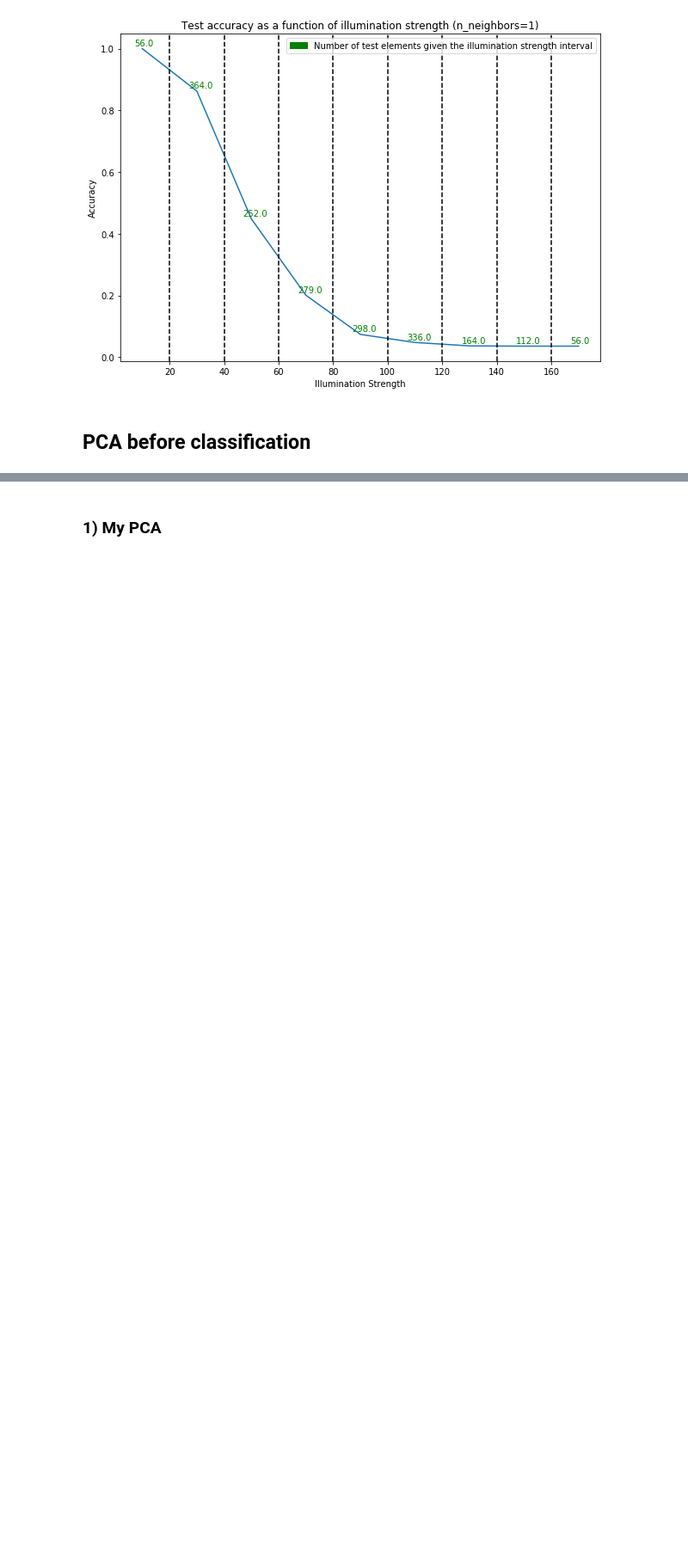
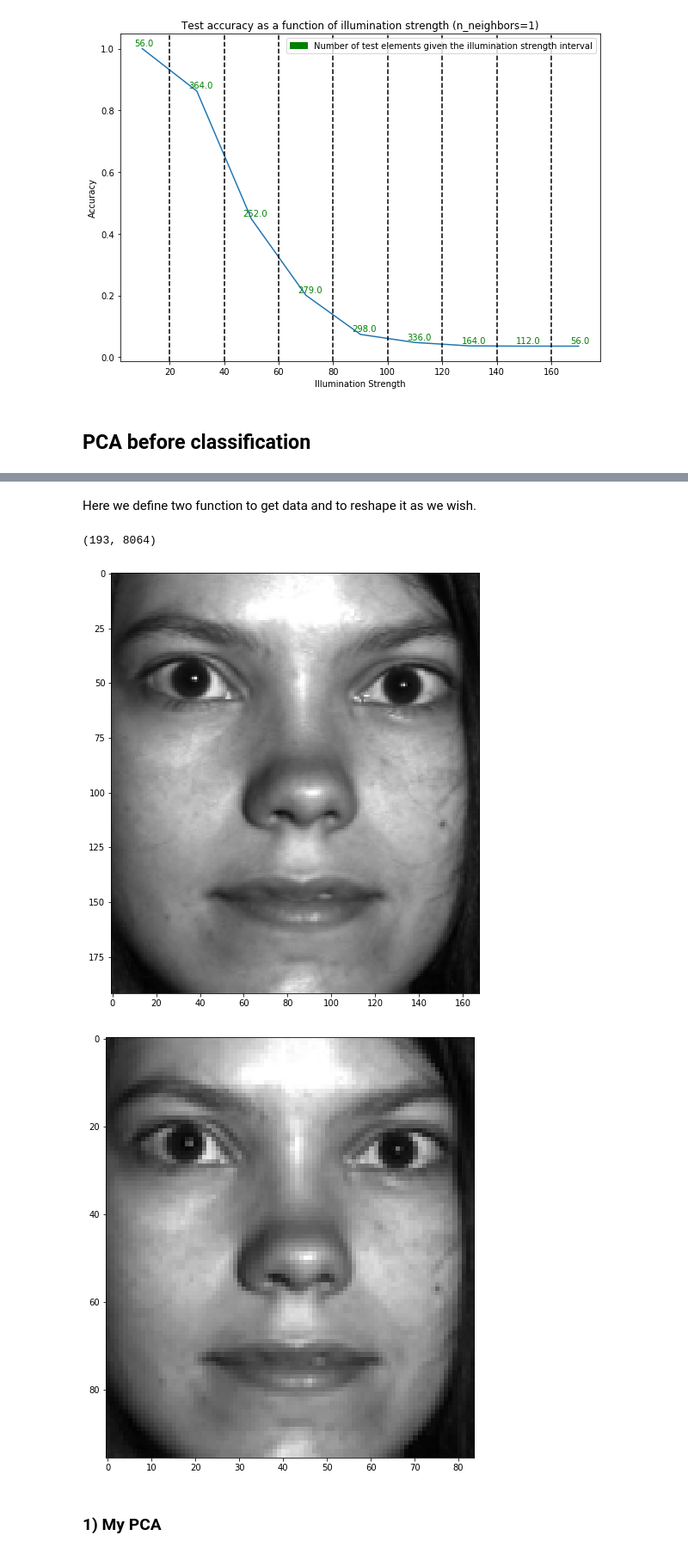
Before and after one commit to poupeaua/face-recognition, a Jupyter notebook: faceRec.ipynb, the cells around one changed output, grey strips where cells are left out. Shown at 86% size. Cells and saved outputs as stored; diff of their text form; code cells hidden in the pictures; blank space fills up the shorter version.

```diff
--- a/faceRec.ipynb
+++ b/faceRec.ipynb
@@ -243,0 +259,2 @@ In this part we apply PCA to diminish the dimension of the input data before cla
+# %% [markdown]
+Here we define two function to get data and to reshape it as we wish.
@@ -244,2 +315,10 @@ In this part we apply PCA to diminish the dimension of the input data before cla
+# %%
+print(train_data2.shape)
+displayFace(vect=train_data[0, :], shape=(192,168))
+displayFace(vect=train_data2[0, :], shape=(96, 84))
+# %% [output]
+(193, 8064)
+[figure, added]
+[figure, added]
 # %% [markdown]
 ### 1) My PCA
```
Also changed, not shown: parts of 27 cells of this notebook, 22 other files.
